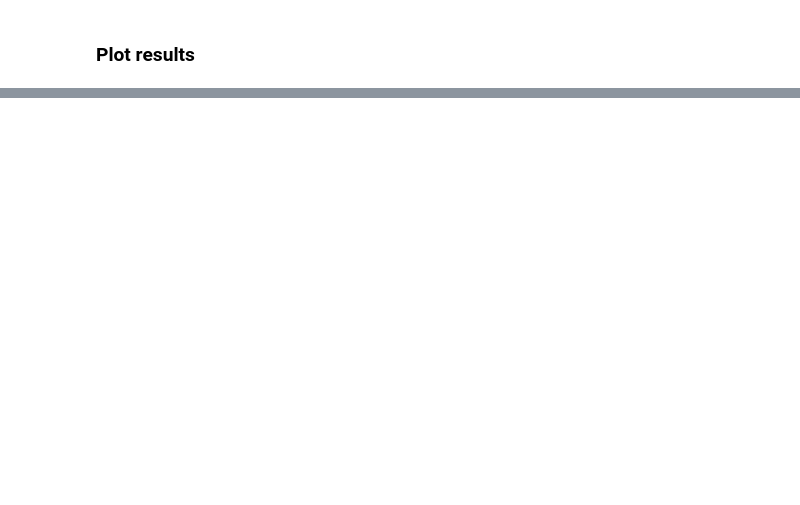
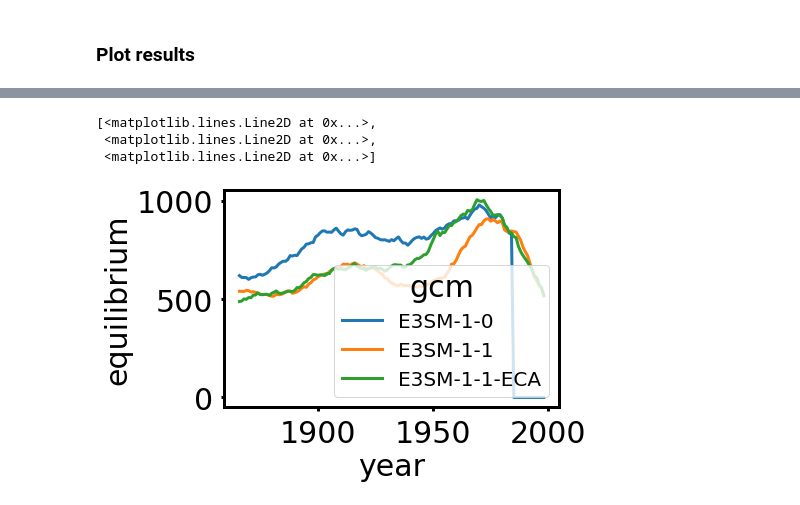
Before and after one commit to juliaeis/OGGM_equilibrium_runs, a Jupyter notebook: merge_output.ipynb, the cells around one changed output, grey strips where cells are left out. Drawn from its saved outputs; the diff is of its cells as text; code cells hidden in the pictures; blank space fills up the shorter version.

```diff
--- a/merge_output.ipynb
+++ b/merge_output.ipynb
@@ -127,2 +211,8 @@ all_ds.equilibrium.sum(dim='rgi_id').plot.line(hue='gcm');
 # %%
-ds.equilibrium.sum(dim='rgi_id').plot.line(hue='gcm');
+e3sm = all_ds.where(all_ds.gcm.str.startswith('E3SM'),drop=True)
+e3sm.sum(dim='rgi_id').equilibrium.plot.line(hue='gcm');
+# %% [output]
+[<matplotlib.lines.Line2D at 0x...>,
+ <matplotlib.lines.Line2D at 0x...>,
+ <matplotlib.lines.Line2D at 0x...>]
+[figure, added]
```
Also changed, not shown: parts of 10 cells of this notebook.
